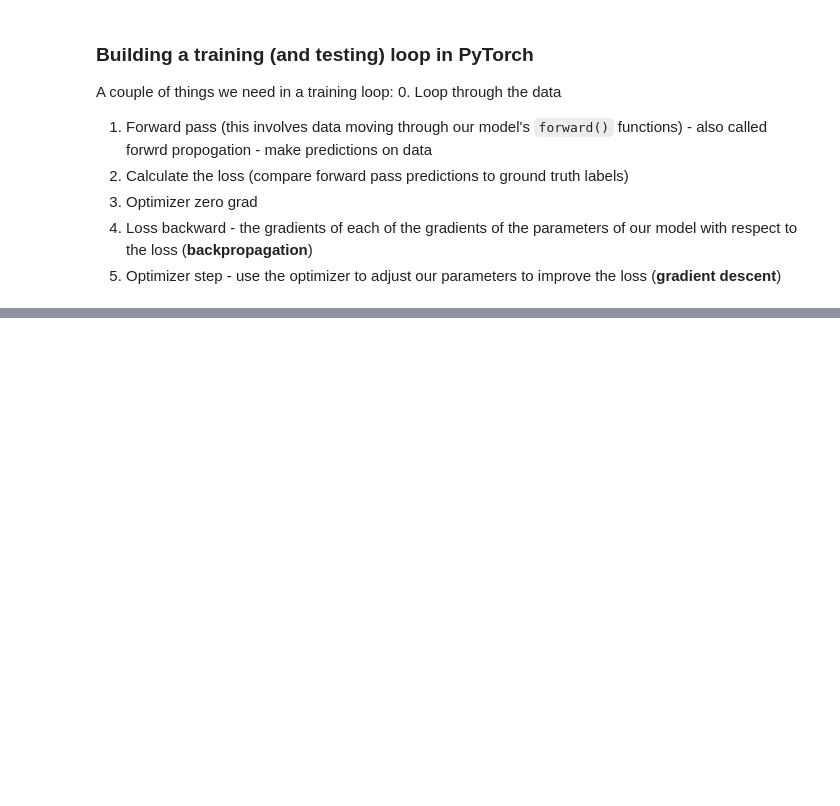
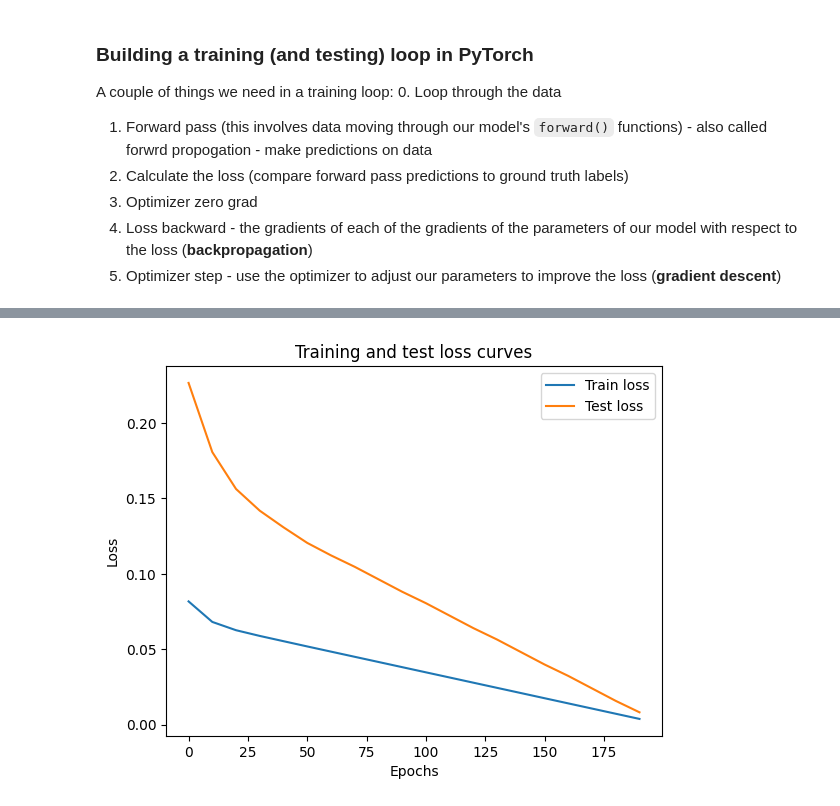
Before and after one commit to nbeaudoin/PyTorch-marathon, a Jupyter notebook: PyTorch_workflow.ipynb, the cells around one changed output, grey strips where cells are left out. Drawn from its saved outputs; the diff is of its cells as text; code cells hidden in the pictures; blank space fills up the shorter version.

```diff
--- a/PyTorch_workflow.ipynb
+++ b/PyTorch_workflow.ipynb
@@ -388,0 +630,17 @@ A couple of things we need in a training loop:
+# %%
+### Re-instantiate the model and optimizer
+
+torch.manual_seed(42)
+
+# Re-instantiate our model
+model_0 = LinearRegressionModel()
+
+# Check out the parameters
+list(model_0.parameters())
+
+# Setup a loss function
+loss_fn = nn.L1Loss()  ## MAE
+
+# Setup an optimizer (stochastic gradient descent)
+optimizer = torch.optim.SGD(params=model_0.parameters(), ## what params should I optimize?
+                            lr=0.01)  ## default=0.1
@@ -388,0 +719,10 @@ A couple of things we need in a training loop:
+# %%
+# Plot the loss curves
+plt.plot(epoch_count, np.array(torch.tensor(loss_values).cpu().numpy()), label="Train loss")  ## this is new, see note ^^^
+plt.plot(epoch_count, test_loss_values, label="Test loss")
+plt.title("Training and test loss curves")
+plt.ylabel("Loss")
+plt.xlabel("Epochs")
+plt.legend();
+# %% [output]
+[figure, added]
```
Also changed, not shown: parts of 43 cells of this notebook.
